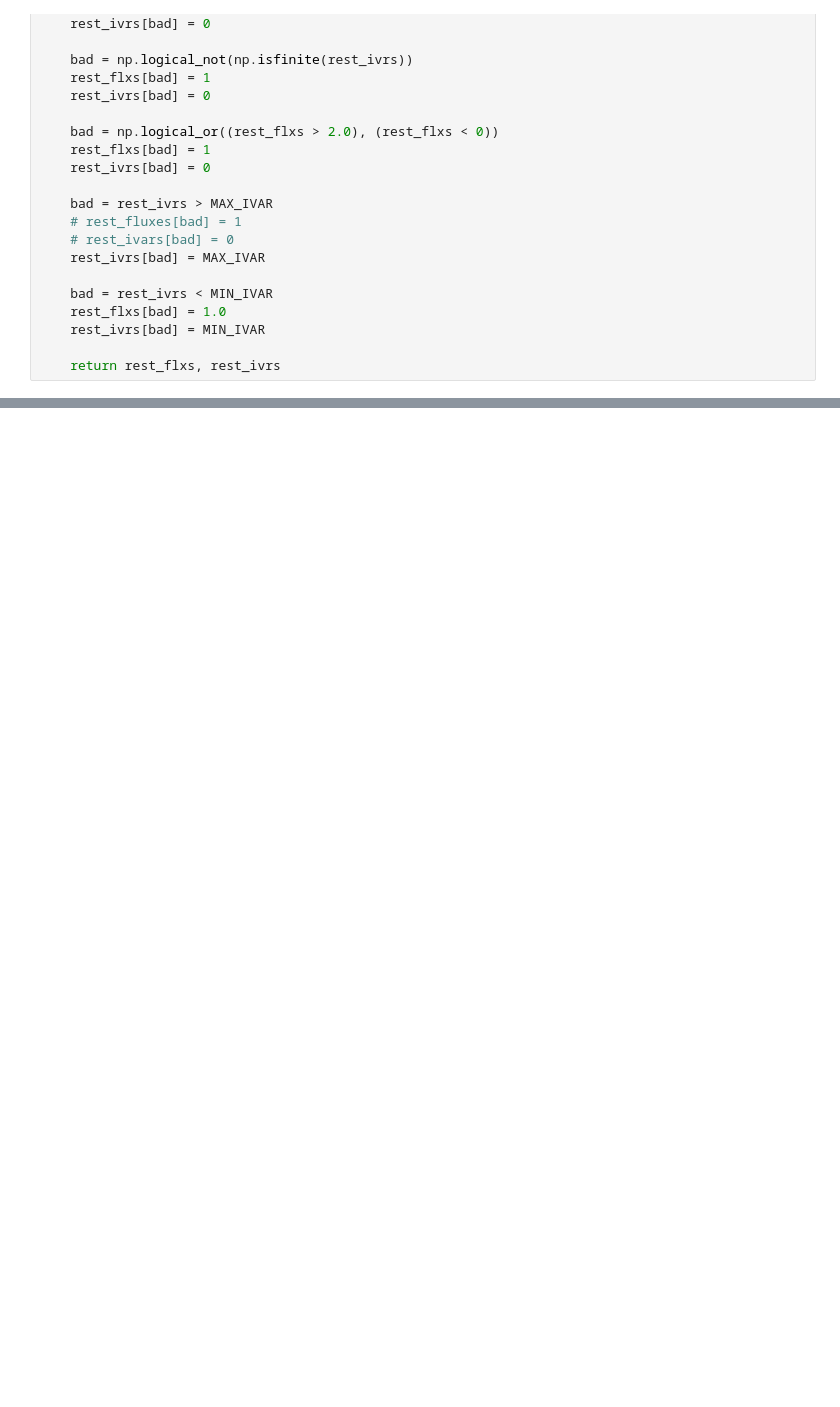
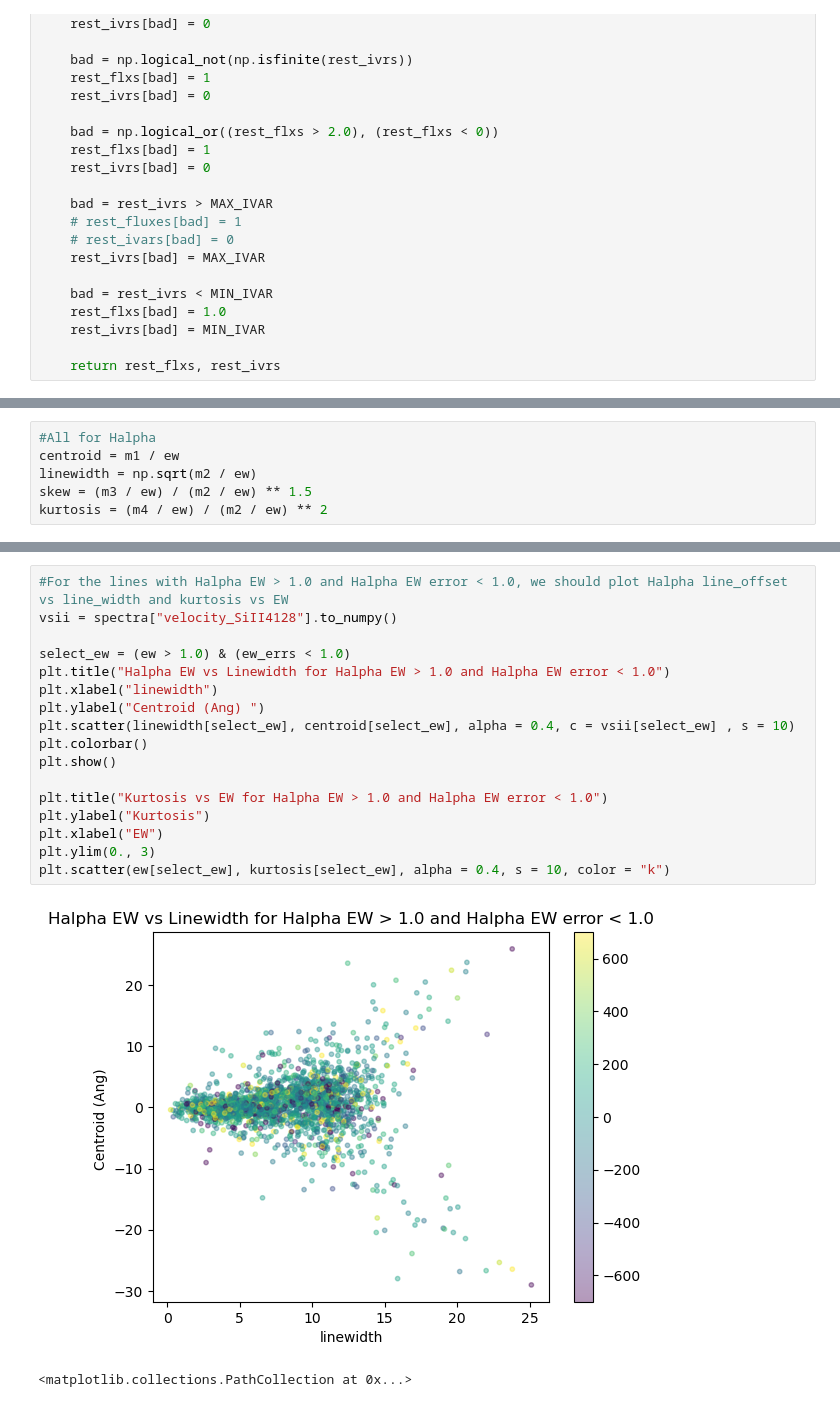
Before and after one commit to nanamiller/EmissionLineStars, a Jupyter notebook: notebooks/undecided.ipynb, the cells around one changed output, grey strips where cells are left out. Drawn from its saved outputs; the diff is of its cells as text; blank space fills up the shorter version.

```diff
--- a/notebooks/undecided.ipynb
+++ b/notebooks/undecided.ipynb
@@ -303,0 +584,6 @@ idkyet(spectra, temp_cuts, data, weights, all_lines, loglam)
+# %%
+#All for Halpha
+centroid = m1 / ew
+linewidth = np.sqrt(m2 / ew)
+skew = (m3 / ew) / (m2 / ew) ** 1.5
+kurtosis = (m4 / ew) / (m2 / ew) ** 2
@@ -303,0 +633,20 @@ idkyet(spectra, temp_cuts, data, weights, all_lines, loglam)
+# %%
+#For the lines with Halpha EW > 1.0 and Halpha EW error < 1.0, we should plot Halpha line_offset vs line_width and kurtosis vs EW
+vsii = spectra["velocity_SiII4128"].to_numpy()
+
+select_ew = (ew > 1.0) & (ew_errs < 1.0)
+plt.title("Halpha EW vs Linewidth for Halpha EW > 1.0 and Halpha EW error < 1.0")
+plt.xlabel("linewidth")
+plt.ylabel("Centroid (Ang) ")
+plt.scatter(linewidth[select_ew], centroid[select_ew], alpha = 0.4, c = vsii[select_ew] , s = 10)
+plt.colorbar()
+plt.show()
+
+plt.title("Kurtosis vs EW for Halpha EW > 1.0 and Halpha EW error < 1.0")
+plt.ylabel("Kurtosis")
+plt.xlabel("EW")
+plt.ylim(0., 3)
+plt.scatter(ew[select_ew], kurtosis[select_ew], alpha = 0.4, s = 10, color = "k")
+# %% [output]
+[figure, added]
+<matplotlib.collections.PathCollection at 0x...>
```
Also changed, not shown: parts of 46 cells of this notebook, 1 other file.
